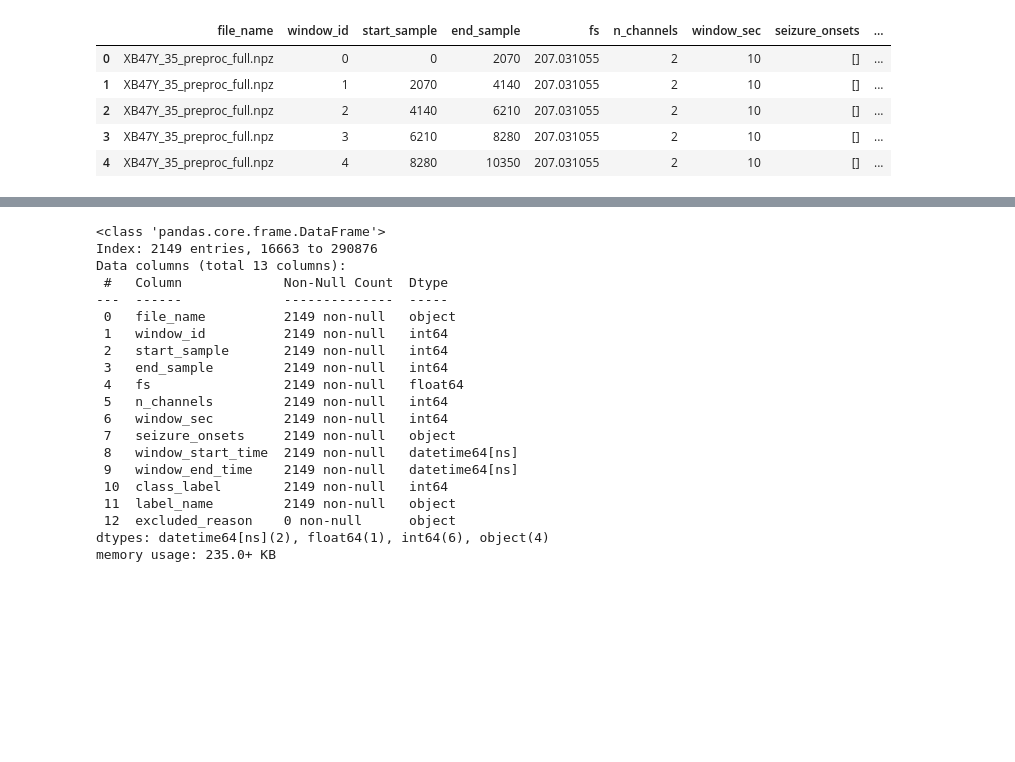
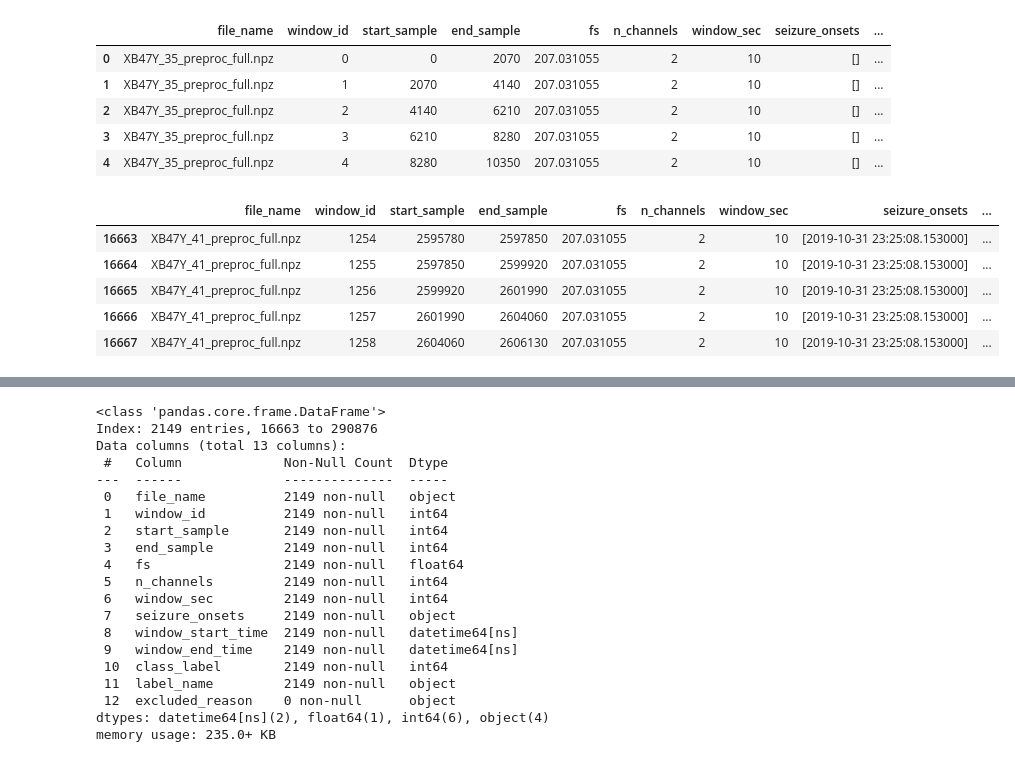
Before and after one commit to tomas0899/FoundationModel_EEG_Dissertation, a Jupyter notebook: Main_project/src/test_and_develop/2_Feature_extraction/Testing_functions_feature_ext.ipynb, the cells around one changed output, grey strips where cells are left out. Drawn from its saved outputs; the diff is of its cells as text; code cells hidden in the pictures; blank space fills up the shorter version.

```diff
--- a/Main_project/src/test_and_develop/2_Feature_extraction/Testing_functions_feature_ext.ipynb
+++ b/Main_project/src/test_and_develop/2_Feature_extraction/Testing_functions_feature_ext.ipynb
@@ -536,9 +546,9 @@ def apply_window_labeling(
 
     return df_labeled
 # %%
-df_labeled = initialize_labeled_dataframe(df_windows)
+df_labeled = TEEG.initialize_labeled_dataframe_2_5_1(df_windows)
 
-df_labeled = apply_window_labeling(
+df_labeled = TEEG.apply_window_labeling_2_5_2(
     df_labeled=df_labeled,
     df_recordings=df,
     preictal_range_min=(-10, -5),
@@ -554,6 +564,53 @@ df_labeled.head()
 | 2 | XB47Y_35_preproc_full.npz | 2 | 4140 | 6210 | 207.031055 | 2 | 10 | [] | ... |
 | 3 | XB47Y_35_preproc_full.npz | 3 | 6210 | 8280 | 207.031055 | 2 | 10 | [] | ... |
 | 4 | XB47Y_35_preproc_full.npz | 4 | 8280 | 10350 | 207.031055 | 2 | 10 | [] | ... |
+# %%
+def filter_preictal_seizure(
+    df_labeled,
+    keep_only_preictal_seizure=True
+):
+    """
+    Optionally keep only preictal and seizure windows.
+
+    Parameters
+    ----------
+    df_labeled : pd.DataFrame
+        DataFrame with labeled windows.
+
+    keep_only_preictal_seizure : bool
+        If True, keep only labels 1 (preictal) and 2 (seizure).
+        If False, return the full dataframe unchanged.
+
+    Returns
+    -------
+    df_final : pd.DataFrame
+    """
+
+    if not keep_only_preictal_seizure:
+        # Still ensure correct dtype
+        df_labeled["class_label"] = df_labeled["class_label"].astype("Int64")
+        return df_labeled
+
+    df_final = df_labeled[
+        df_labeled["class_label"].isin([1, 2])
+    ].copy()
+
+    df_final["class_label"] = df_final["class_label"].astype(int)
+
+    return df_final
+# %%
+df_final = filter_preictal_seizure(
+    df_labeled,
+    keep_only_preictal_seizure=True
+)
+df_final.head()
+# %% [output]
+|  | file_name | window_id | start_sample | end_sample | fs | n_channels | window_sec | seizure_onsets | ... |
+| 16663 | XB47Y_41_preproc_full.npz | 1254 | 2595780 | 2597850 | 207.031055 | 2 | 10 | [2019-10-31 23:25:08.153000] | ... |
+| 16664 | XB47Y_41_preproc_full.npz | 1255 | 2597850 | 2599920 | 207.031055 | 2 | 10 | [2019-10-31 23:25:08.153000] | ... |
+| 16665 | XB47Y_41_preproc_full.npz | 1256 | 2599920 | 2601990 | 207.031055 | 2 | 10 | [2019-10-31 23:25:08.153000] | ... |
+| 16666 | XB47Y_41_preproc_full.npz | 1257 | 2601990 | 2604060 | 207.031055 | 2 | 10 | [2019-10-31 23:25:08.153000] | ... |
+| 16667 | XB47Y_41_preproc_full.npz | 1258 | 2604060 | 2606130 | 207.031055 | 2 | 10 | [2019-10-31 23:25:08.153000] | ... |
 # %%
 # -------------------------------
 # Keep only preictal and seizure windows
```
Also changed, not shown: parts of 10 cells of this notebook, 1 other file.
